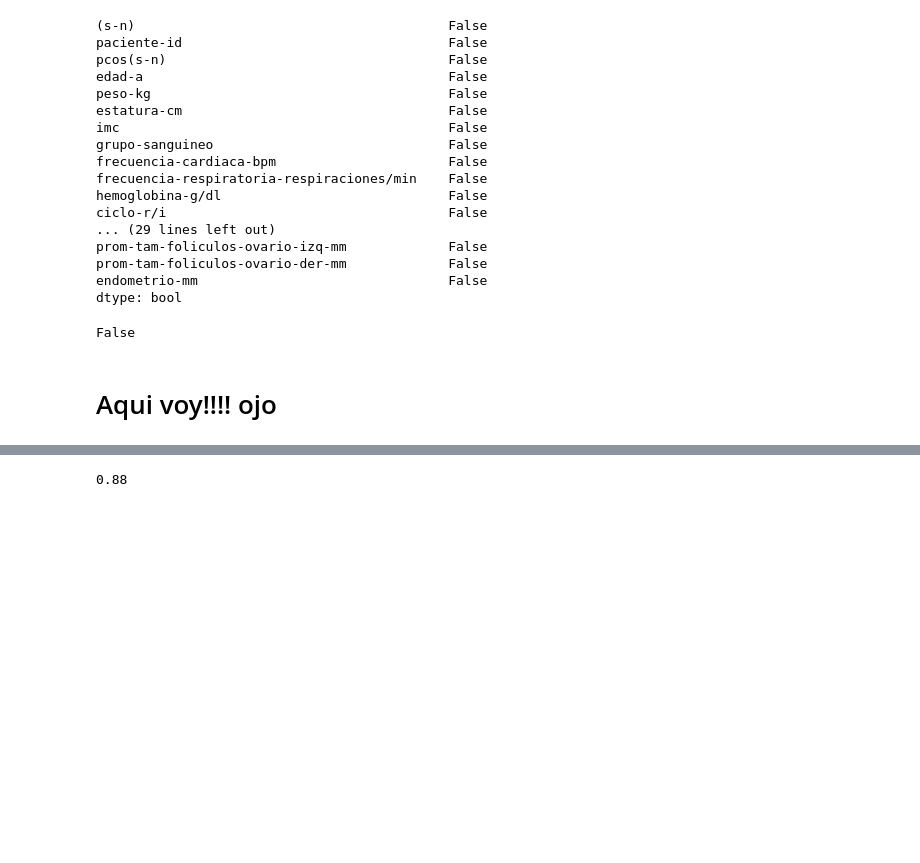
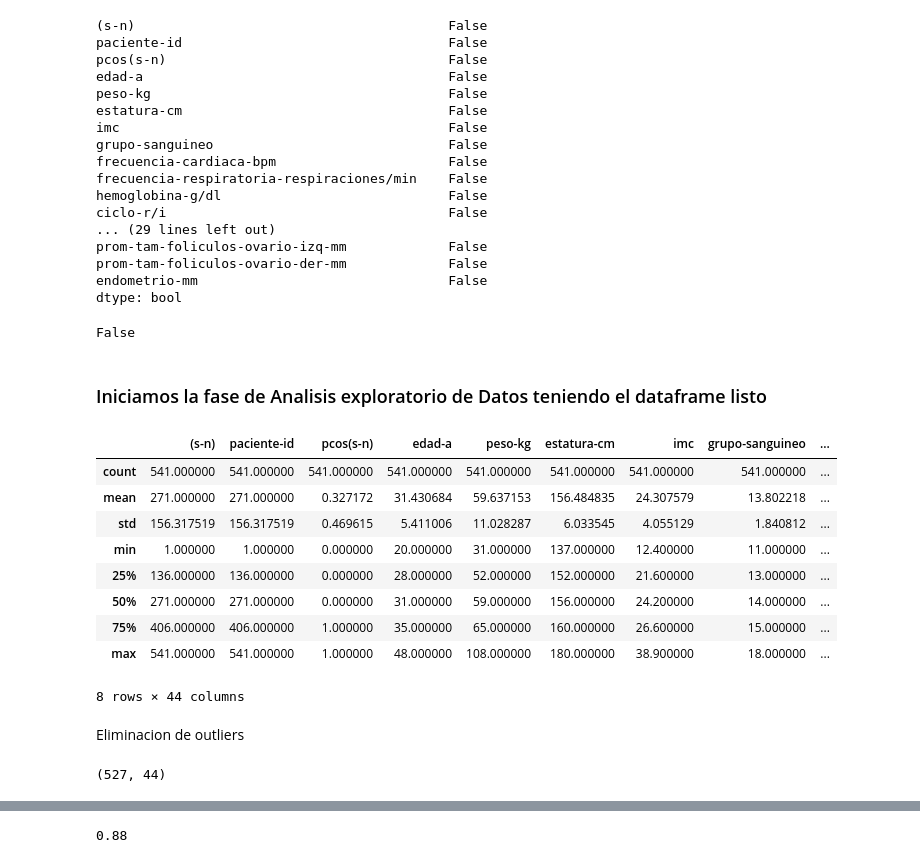
Before and after one commit to armandoordonez/eda_couse, a Jupyter notebook: Ejercicio_pipelines_FabianSF.ipynb, the cells around one changed output, grey strips where cells are left out. Drawn from its saved outputs; the diff is of its cells as text; code cells hidden in the pictures; blank space fills up the shorter version.

```diff
--- a/Ejercicio_pipelines_FabianSF.ipynb
+++ b/Ejercicio_pipelines_FabianSF.ipynb
@@ -252,8 +252,38 @@ t = df.isnull().any().any()
 print(t)
 # %% [output]
 False
-# %% [markdown]
-# Aqui voy!!!! ojo
+# %% [markdown]
+### Iniciamos la fase de Analisis exploratorio de Datos teniendo el dataframe listo
+# %%
+df.describe()
+# %% [output]
+|  | (s-n) | paciente-id | pcos(s-n) | edad-a | peso-kg | estatura-cm | imc | grupo-sanguineo | ... |
+| count | 541.000000 | 541.000000 | 541.000000 | 541.000000 | 541.000000 | 541.000000 | 541.000000 | 541.000000 | ... |
+| mean | 271.000000 | 271.000000 | 0.327172 | 31.430684 | 59.637153 | 156.484835 | 24.307579 | 13.802218 | ... |
+| std | 156.317519 | 156.317519 | 0.469615 | 5.411006 | 11.028287 | 6.033545 | 4.055129 | 1.840812 | ... |
+| min | 1.000000 | 1.000000 | 0.000000 | 20.000000 | 31.000000 | 137.000000 | 12.400000 | 11.000000 | ... |
+| 25% | 136.000000 | 136.000000 | 0.000000 | 28.000000 | 52.000000 | 152.000000 | 21.600000 | 13.000000 | ... |
+| 50% | 271.000000 | 271.000000 | 0.000000 | 31.000000 | 59.000000 | 156.000000 | 24.200000 | 14.000000 | ... |
+| 75% | 406.000000 | 406.000000 | 1.000000 | 35.000000 | 65.000000 | 160.000000 | 26.600000 | 15.000000 | ... |
+| max | 541.000000 | 541.000000 | 1.000000 | 48.000000 | 108.000000 | 180.000000 | 38.900000 | 18.000000 | ... |
+8 rows × 44 columns
+# %% [markdown]
+Eliminacion de outliers
+# %%
+# Teniendo en cuenta el concepto medico procedemos a identificar y sacar datos outliers
+# Aquí discrepamos y preferimos mantener ciertos valores que resultan mas reales y significativos
+# a largo plazo en algunos outliers propuestos por la autora original del estudio.
+
+df = df[(df['ps-diastolica-mmHg']>20)]
+df = df[(df['ps-sistolica-mmHg']>20)]
+df = df[(df['endometrio-mm']>0)]
+df = df[(df['prom-tam-foliculos-ovario-izq-mm']>0)]
+df = df[(df['prom-tam-foliculos-ovario-der-mm']>0)]
+df = df[(df['frecuencia-cardiaca-bpm']>20)]
+
+df.shape
+# %% [output]
+(527, 44)
 # %%
 # Visualizar las primeras 5 filas del conjunto de datos
 print("\nPrimeras 5 filas del conjunto de datos:")
```
Also changed, not shown: parts of 2 cells of this notebook.
